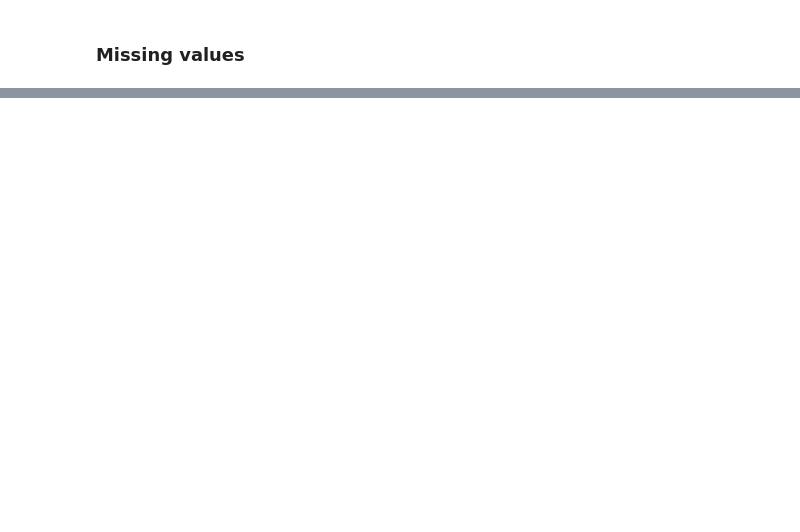
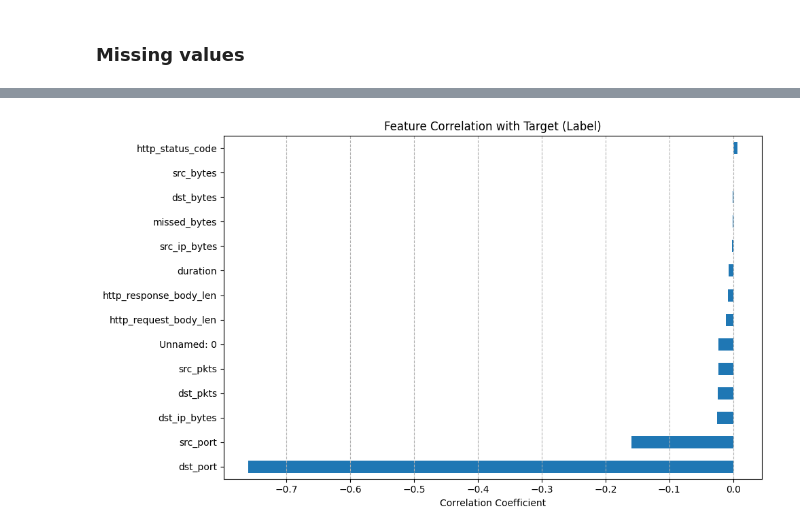
Before and after one commit to mat-riboni/neural-tabular-intrusion-detection-system, a Jupyter notebook: notebooks/ToN_http/exploratory_data_analisys.ipynb, the cells around one changed output, grey strips where cells are left out. Saved outputs shown, nothing was run; the diff lists cells and outputs as text; code cells hidden in the pictures; blank space fills up the shorter version.

```diff
--- a/notebooks/ToN_http/exploratory_data_analisys.ipynb
+++ b/notebooks/ToN_http/exploratory_data_analisys.ipynb
@@ -72,0 +115,11 @@ dtype: int64
+# %%
+target_correlations = correlation_matrix['label'].drop('label').sort_values()
+plt.figure(figsize=(10, max(6, len(target_correlations) * 0.3)))
+target_correlations.plot(kind='barh')
+plt.title('Feature Correlation with Target (Label)')
+plt.xlabel('Correlation Coefficient')
+plt.grid(axis='x', linestyle='--')
+plt.tight_layout()
+plt.show()
+# %% [output]
+[figure, added]
```
Also changed, not shown: parts of 5 cells of this notebook.
